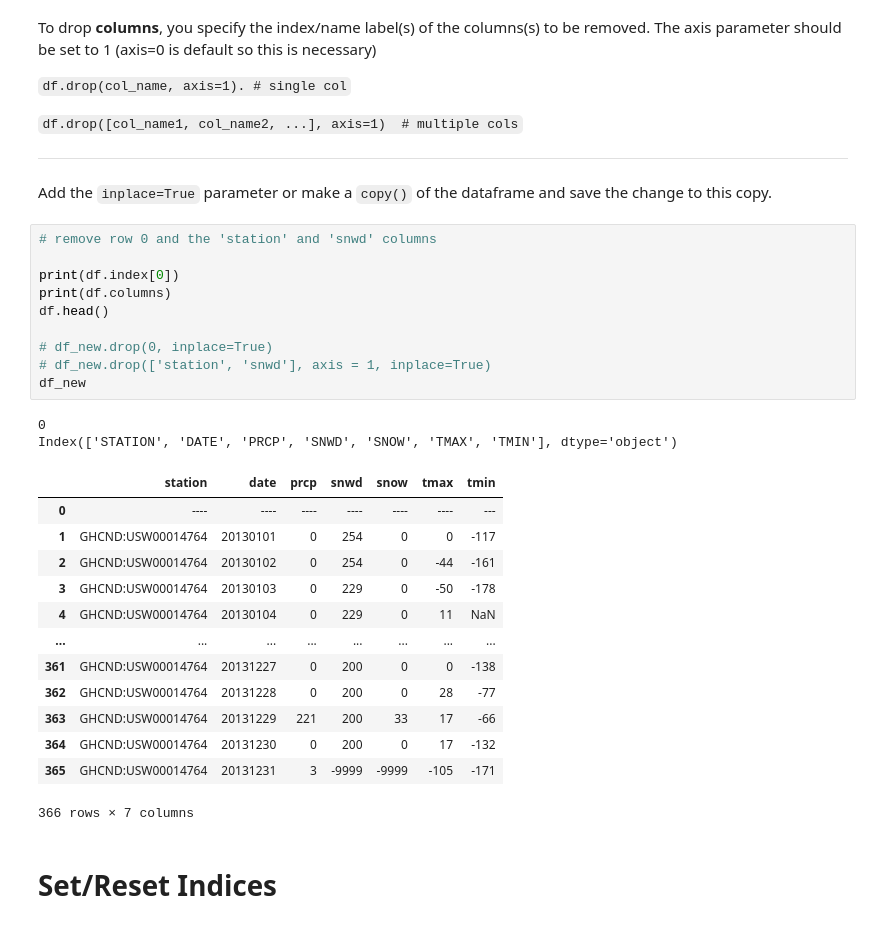
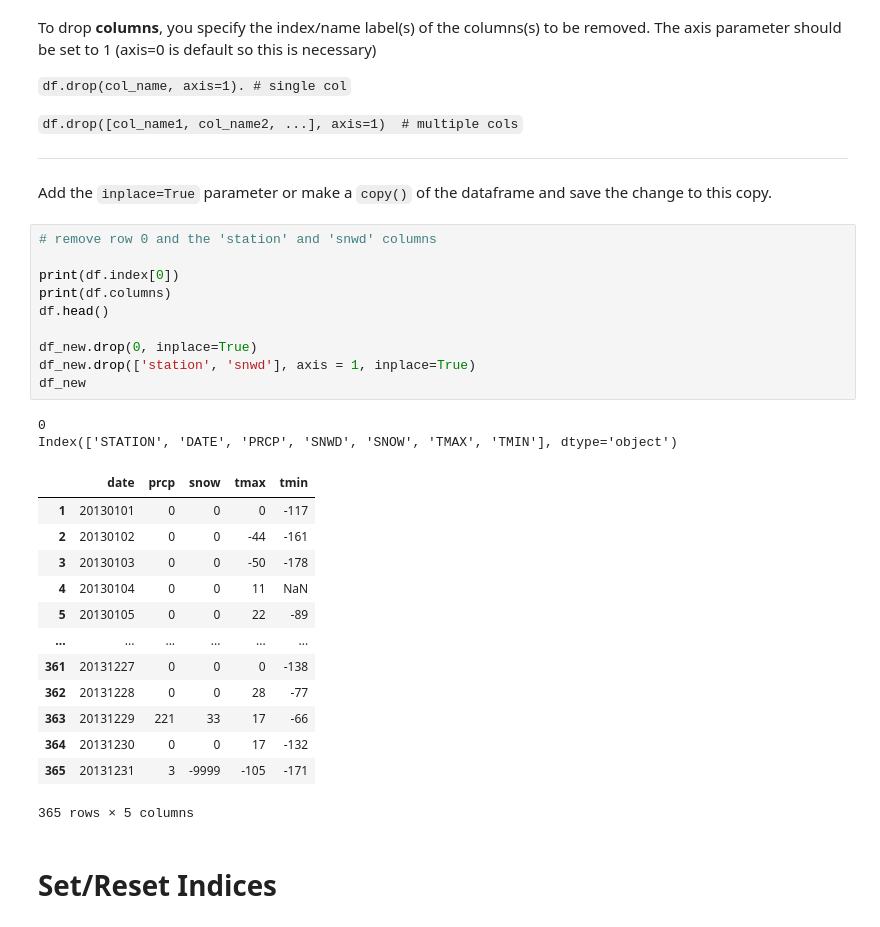
Before and after one commit to Quilhar/DataAnalytics, a Jupyter notebook: pandas/2_5_Pd_CleaningData.ipynb, the cells around one changed output. Cells and saved outputs as stored; diff of their text form.

```diff
--- a/pandas/2_5_Pd_CleaningData.ipynb
+++ b/pandas/2_5_Pd_CleaningData.ipynb
@@ -94,29 +114,29 @@ Add the `inplace=True` parameter or make a `copy()` of the dataframe and save th
 # %%
 # remove row 0 and the 'station' and 'snwd' columns
 
 print(df.index[0])
 print(df.columns)
 df.head()
 
-# df_new.drop(0, inplace=True)
-# df_new.drop(['station', 'snwd'], axis = 1, inplace=True)
+df_new.drop(0, inplace=True)
+df_new.drop(['station', 'snwd'], axis = 1, inplace=True)
 df_new
 # %% [output]
 0
 Index(['STATION', 'DATE', 'PRCP', 'SNWD', 'SNOW', 'TMAX', 'TMIN'], dtype='object')
-|  | station | date | prcp | snwd | snow | tmax | tmin |
-| 0 | ---- | ---- | ---- | ---- | ---- | ---- | --- |
-| 1 | GHCND:USW00014764 | 20130101 | 0 | 254 | 0 | 0 | -117 |
-| 2 | GHCND:USW00014764 | 20130102 | 0 | 254 | 0 | -44 | -161 |
-| 3 | GHCND:USW00014764 | 20130103 | 0 | 229 | 0 | -50 | -178 |
-| 4 | GHCND:USW00014764 | 20130104 | 0 | 229 | 0 | 11 | NaN |
-| ... | ... | ... | ... | ... | ... | ... | ... |
-| 361 | GHCND:USW00014764 | 20131227 | 0 | 200 | 0 | 0 | -138 |
-| 362 | GHCND:USW00014764 | 20131228 | 0 | 200 | 0 | 28 | -77 |
-| 363 | GHCND:USW00014764 | 20131229 | 221 | 200 | 33 | 17 | -66 |
-| 364 | GHCND:USW00014764 | 20131230 | 0 | 200 | 0 | 17 | -132 |
-| 365 | GHCND:USW00014764 | 20131231 | 3 | -9999 | -9999 | -105 | -171 |
+|  | date | prcp | snow | tmax | tmin |
+| 1 | 20130101 | 0 | 0 | 0 | -117 |
+| 2 | 20130102 | 0 | 0 | -44 | -161 |
+| 3 | 20130103 | 0 | 0 | -50 | -178 |
+| 4 | 20130104 | 0 | 0 | 11 | NaN |
+| 5 | 20130105 | 0 | 0 | 22 | -89 |
+| ... | ... | ... | ... | ... | ... |
+| 361 | 20131227 | 0 | 0 | 0 | -138 |
+| 362 | 20131228 | 0 | 0 | 28 | -77 |
+| 363 | 20131229 | 221 | 33 | 17 | -66 |
+| 364 | 20131230 | 0 | 0 | 17 | -132 |
+| 365 | 20131231 | 3 | -9999 | -105 | -171 |
-366 rows × 7 columns
+365 rows × 5 columns
 # %% [markdown]
 # Set/Reset Indices
 # %% [markdown]
```
Also changed, not shown: parts of 7 cells of this notebook, 1 other file.
